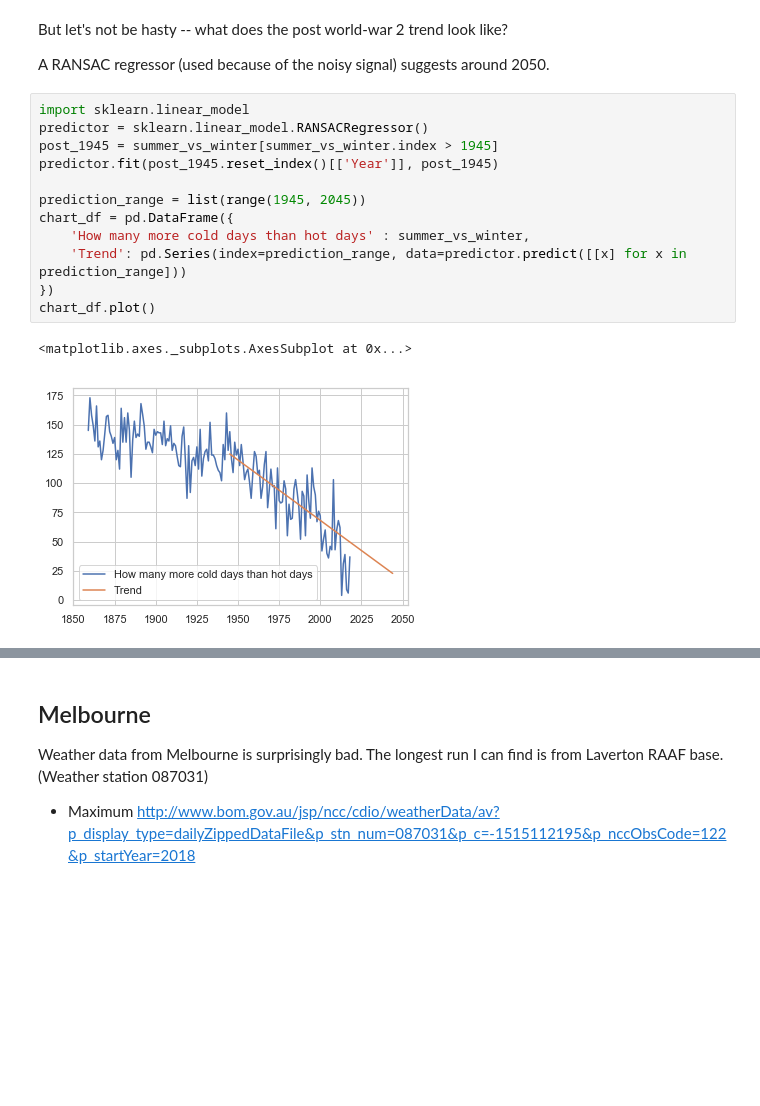
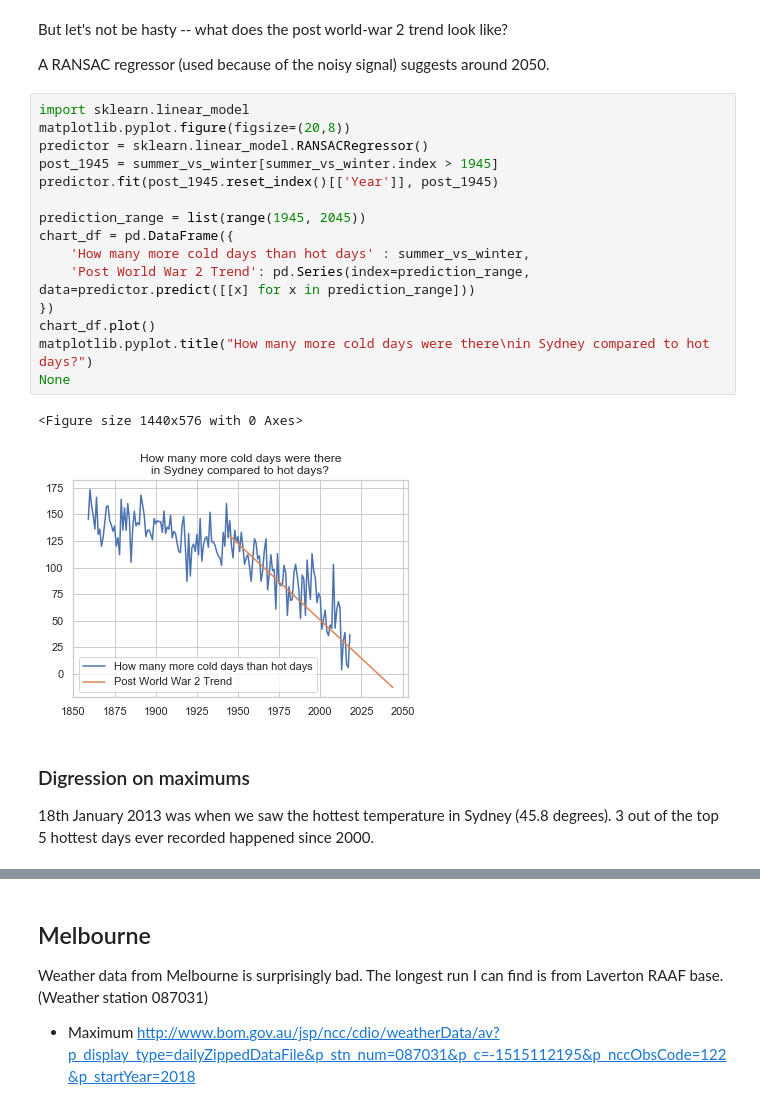
Before and after one commit to solresol/endless-summer, a Jupyter notebook: cities-of-summer.ipynb, the cells around one changed output, grey strips where cells are left out. Saved outputs shown, nothing was run; the diff lists cells and outputs as text; blank space fills up the shorter version.

```diff
--- a/cities-of-summer.ipynb
+++ b/cities-of-summer.ipynb
@@ -154,16 +171,24 @@ But let's not be hasty -- what does the post world-war 2 trend look like?
 A RANSAC regressor (used because of the noisy signal) suggests around 2050.
 # %%
 import sklearn.linear_model
+matplotlib.pyplot.figure(figsize=(20,8))
 predictor = sklearn.linear_model.RANSACRegressor()
 post_1945 = summer_vs_winter[summer_vs_winter.index > 1945]
 predictor.fit(post_1945.reset_index()[['Year']], post_1945)
 
 prediction_range = list(range(1945, 2045))
 chart_df = pd.DataFrame({
     'How many more cold days than hot days' : summer_vs_winter,
-    'Trend': pd.Series(index=prediction_range, data=predictor.predict([[x] for x in prediction_range]))
+    'Post World War 2 Trend': pd.Series(index=prediction_range, data=predictor.predict([[x] for x in prediction_range]))
 })
 chart_df.plot()
+matplotlib.pyplot.title("How many more cold days were there\nin Sydney compared to hot days?")
+None
 # %% [output]
-<matplotlib.axes._subplots.AxesSubplot at 0x...>
+<Figure size 1440x576 with 0 Axes>
-[figure, old version]
+[figure, new version]
+# %% [markdown]
+### Digression on maximums
+
+18th January 2013 was when we saw the hottest temperature in Sydney (45.8 degrees). 3 out of the top 5 hottest
+days ever recorded happened since 2000.
```
Also changed, not shown: parts of 75 cells of this notebook.
